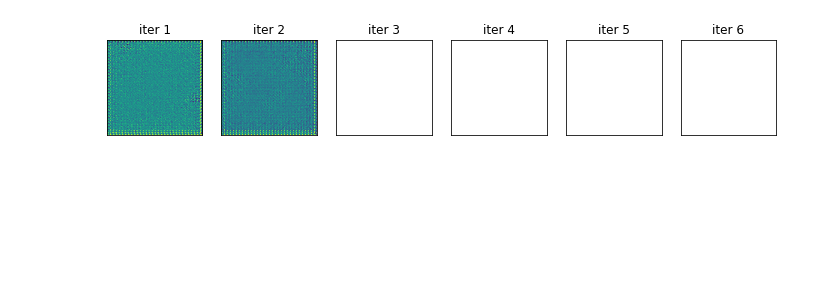
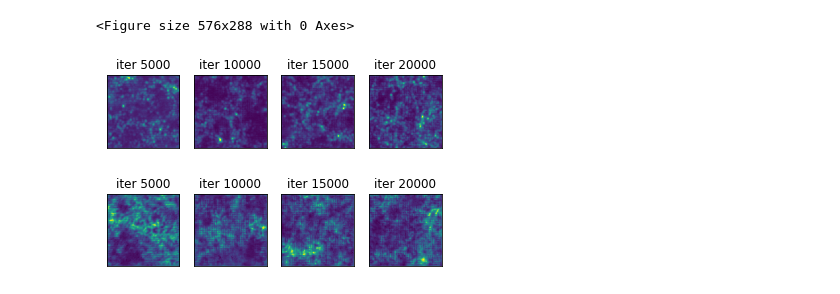
Before and after one commit to knmoriwaki/IM2IM, a Jupyter notebook: image/plot.ipynb, the cells around one changed output. Saved outputs shown, nothing was run; the diff lists cells and outputs as text; code cells hidden in the pictures; blank space fills up the shorter version.

```diff
--- a/image/plot.ipynb
+++ b/image/plot.ipynb
@@ -20,7 +19,7 @@ plt.xlabel("iteration")
 plt.ylabel("loss")
 
 epoch = df["#iter"]
-key_list = header[3:]
+key_list = header[4:]
 for i, key in enumerate(key_list):
     plt.plot(epoch, df[key], label=key)
 plt.legend(loc="upper right")
@@ -57,19 +60,24 @@ plt.savefig("test_image.png")
 # %%
-# reproduced mapp
-freq = 1
-nmap = 6
+# reproduced map
+freq = 5000
 
-plt.figure(figsize=(nmap*2, 2))
-for i in range(nmap):
-    iter = freq * (i+1)
-    fname = "{}/iter_{:d}.fits".format(output_dir, iter)
-    data = fits.open( fname )[0].data
+nmap = 4
+iter_list = [ (i+1) * freq for i in range(nmap) ]
+nmap = len(iter_list)
 
-    ax = plt.subplot2grid((1,nmap), (0,i))
-    ax.tick_params(labelbottom=False, labelleft=False, bottom=False, left=False)
-    plt.title("iter {:d}".format(iter))
-    im = plt.imshow(data, interpolation="none")
+plt.figure(figsize=(nmap*2, 2*2))
+fig, axs = plt.subplots(2, nmap)
+for i, iter in enumerate(iter_list):
+    for j, id in enumerate(["", "_2"]):
+        fname = "{}/iter_{:d}{}.fits".format(output_dir, iter, id)
+        data = fits.open( fname )[0].data
+
+        ax = axs[j,i]
+        ax.tick_params(labelbottom=False, labelleft=False, bottom=False, left=False)
+        ax.set_title("iter {:d}".format(iter))
+        im = ax.imshow(data, interpolation="none")
 
 plt.savefig("training_iter.png")
 # %% [output]
+<Figure size 576x288 with 0 Axes>
-[figure, old version]
+[figure, new version]
```
Also changed, not shown: parts of 3 cells of this notebook, 11 other files.
